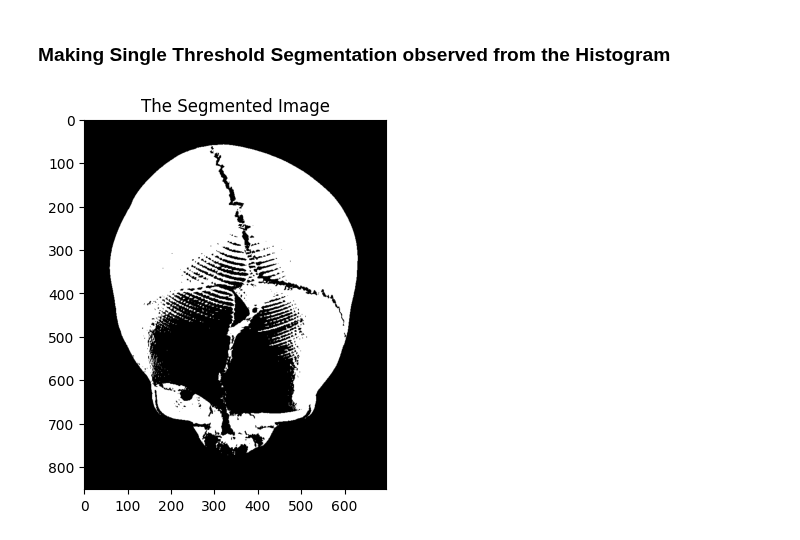
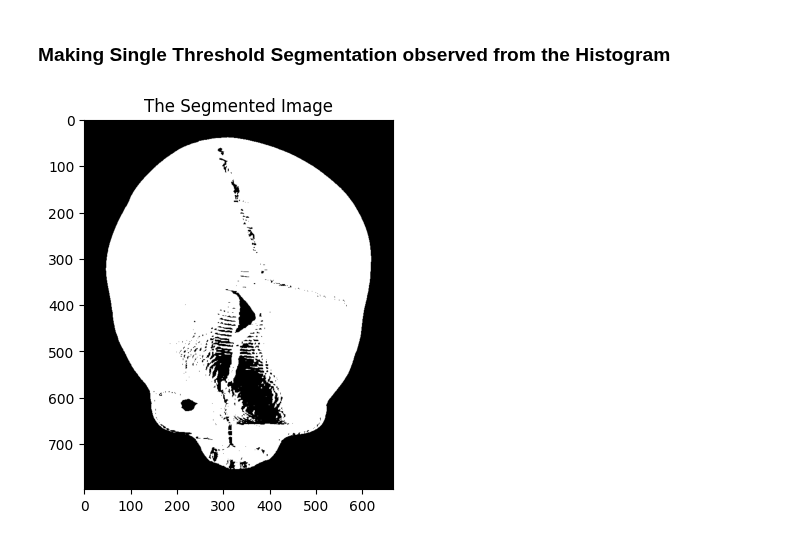
Before and after one commit to ahnafshahrear/Digital-Image-Processing-Lab, a Jupyter notebook: Task 1 - Resolution, Histogram & Thresholding/1(c) Histogram & Segmentation.ipynb, the cells around one changed output. Saved outputs shown, nothing was run; the diff lists cells and outputs as text; code cells hidden in the pictures.

```diff
--- a/Task 1 - Resolution, Histogram & Thresholding/1(c) Histogram & Segmentation.ipynb
+++ b/Task 1 - Resolution, Histogram & Thresholding/1(c) Histogram & Segmentation.ipynb
@@ -38,12 +38,12 @@ generate_histogram(original_images)
 # %% [markdown]
 ### Making Single Threshold Segmentation observed from the Histogram
 # %%
-threshold_intensity = 100
+threshold_intensity = 23
 segmented_image = np.where(original_images < threshold_intensity, 0, 255)
 segmented_image = np.uint8(segmented_image)
 
 plt.imshow(cv2.cvtColor(segmented_image, cv2.COLOR_BGR2RGB))
 plt.title("The Segmented Image")
 plt.show()
 # %% [output]
-[figure, old version]
+[figure, new version]
```
Also changed, not shown: parts of 2 cells of this notebook, 2 other files.
